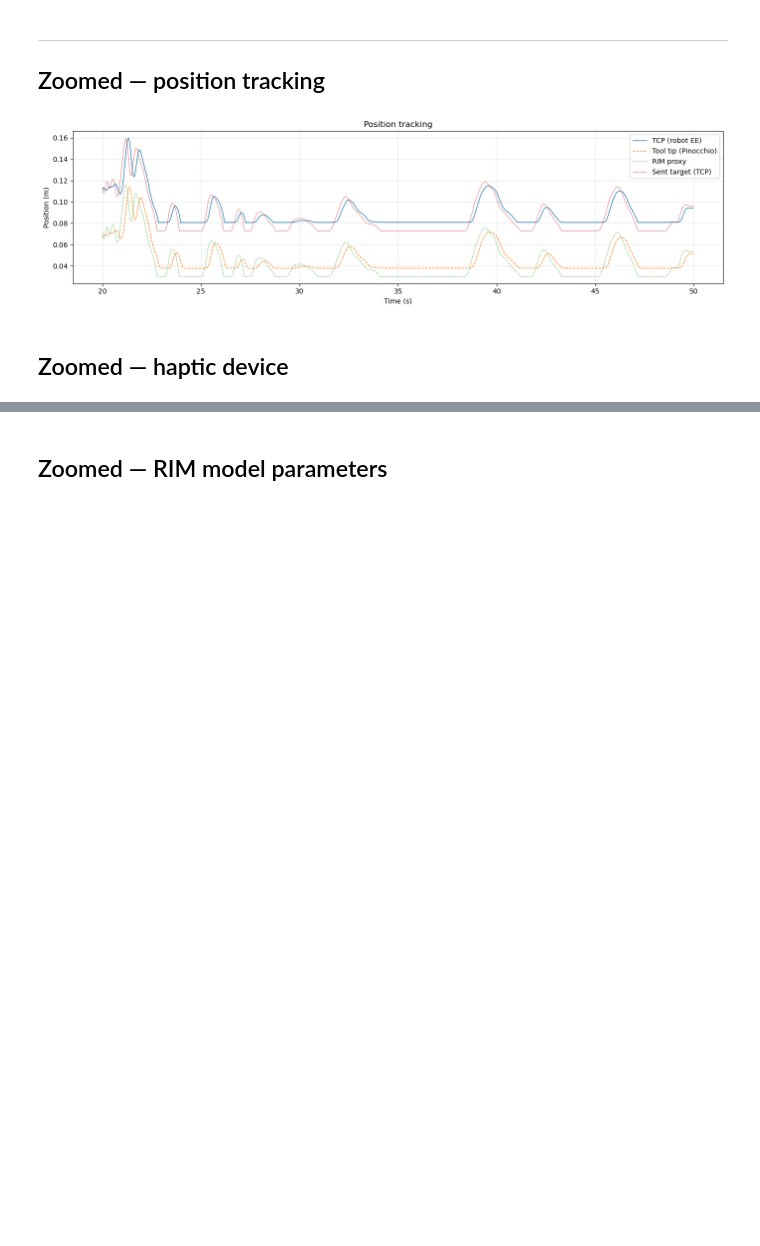
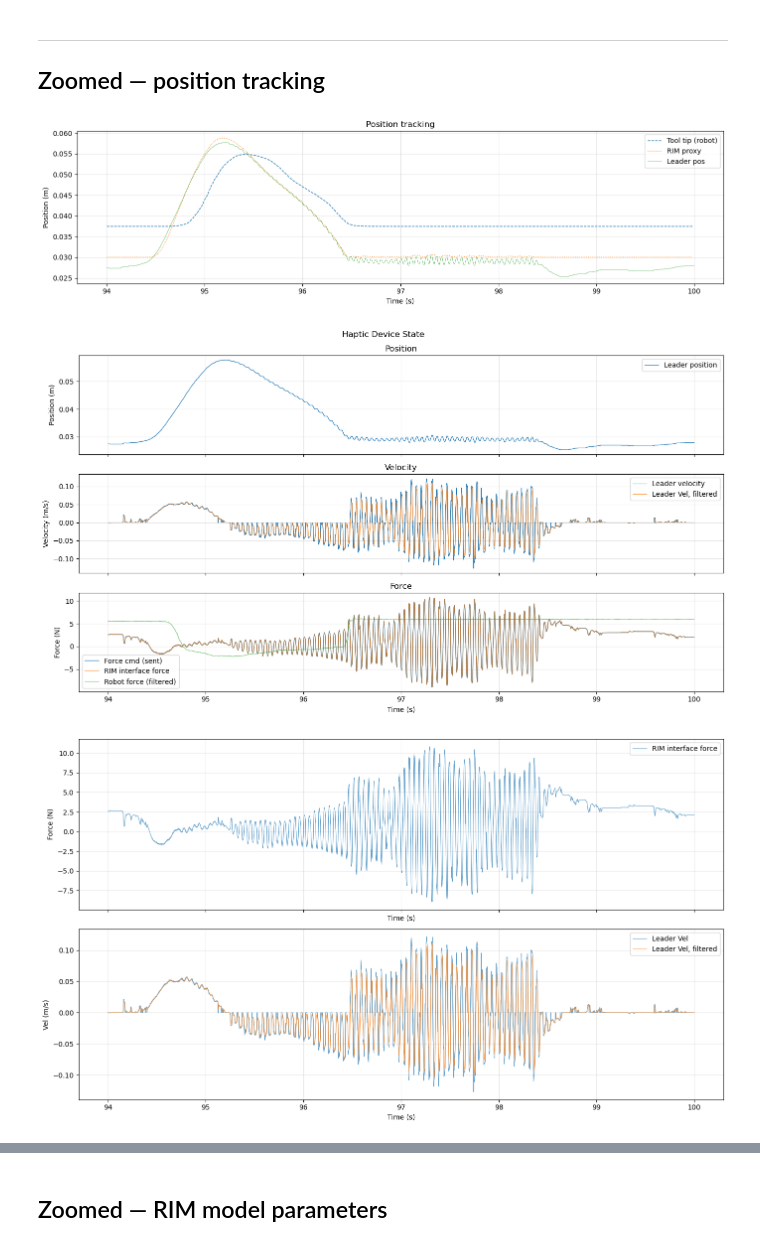
Before and after one commit to McGill-Applied-Dynamics-Lab/adl-ros2, a Jupyter notebook: experiments/rim/experiment_analysis.ipynb, the cells around one changed output, grey strips where cells are left out. Cells and saved outputs as stored; diff of their text form; code cells hidden in the pictures; blank space fills up the shorter version.

```diff
--- a/experiments/rim/experiment_analysis.ipynb
+++ b/experiments/rim/experiment_analysis.ipynb
@@ -12,7 +12,7 @@ registry = ExperimentRegistry(DATA_DIR)
 
 # --- Select run ---
 # run = registry.latest()                         # most recent
-run = registry.get("run_20260521_155251")     # specific run
+run = registry.get("run_20260526_142318")     # specific run
 
 print(f"Run: {run.name}  ({run.created_at})")
 cfg_iface = run.config["interface"]
@@ -105,8 +105,8 @@ plt.show()
 Set `T_START` and `T_END` (seconds, normalised) to zoom into a region of interest.
 Set either to `None` to keep the full extent.
 # %%
-T_START = 20   # 116
-T_END   = 50   # 119
+T_START = 94   # 116
+T_END   = 100   # 119
 
 def clip(df: pd.DataFrame, t_start=T_START, t_end=T_END) -> pd.DataFrame:
     """Return rows within [t_start, t_end] (inclusive, None = unbounded)."""
@@ -120,19 +120,75 @@ def clip(df: pd.DataFrame, t_start=T_START, t_end=T_END) -> pd.DataFrame:
 ---
 ## Zoomed — position tracking
 # %%
+# --- Positions
 if "tracking" in streams:
     tr = clip(streams["tracking"])
     fig, ax = plt.subplots(figsize=(14, 4))
-    ax.plot(tr["t"], tr["tcp"],      lw=1.0, label="TCP (robot EE)")
-    ax.plot(tr["t"], tr["tool_tip"], lw=1.0, ls="--", label="Tool tip (Pinocchio)")
+    # ax.plot(tr["t"], tr["tcp"],      lw=1.0, label="TCP (robot EE)")
+    ax.plot(tr["t"], tr["tool_tip"], lw=1.0, ls="--", label="Tool tip (robot)")
     ax.plot(tr["t"], tr["rim"],      lw=1.0, ls=":",  label="RIM proxy")
-    ax.plot(tr["t"], tr["target"],   lw=0.8, alpha=0.6, label="Sent target (TCP)")
+    ax.plot(hap["t"], hap["leader_pos"], lw=0.4, label="Leader pos")
+    # ax.plot(tr["t"], tr["target"],   lw=0.8, alpha=0.6, label="Sent target (TCP)")
     ax.set(xlabel="Time (s)", ylabel="Position (m)", title="Position tracking")
     ax.legend()
     ax.grid(True, alpha=0.3)
     plt.tight_layout()
     plt.show()
+
+
+# --- Haptic Device State
+if "haptic" in streams:
+    hap = clip(streams["haptic"])
+    fig, axes = plt.subplots(3, 1, figsize=(14, 8), sharex=True)
+
+    # Position
+    axes[0].plot(hap["t"], hap["leader_pos"], lw=0.8, label="Leader position")
+    axes[0].set(ylabel="Position (m)", title="Position")
+    axes[0].legend()
+
+    # Velocity
+    axes[1].plot(hap["t"], hap["leader_vel"], lw=0.8, label="Leader velocity")
+    axes[1].plot(hap["t"], hap["leader_vel_filt"], lw=0.8, alpha=0.7, label="Leader Vel, filtered")
+    axes[1].set(ylabel="Velocity (m/s)", title="Velocity")
+    axes[1].legend()
+
+
+    axes[2].plot(hap["t"], hap["force_cmd"],          lw=1.0, label="Force cmd (sent)")
+    axes[2].plot(hap["t"], hap["rim_interface_force"], lw=0.8, alpha=0.7, label="RIM interface force")
+    axes[2].plot(hap["t"], hap["robot_force"],         lw=0.8, alpha=0.7, label="Robot force (filtered)")
+    axes[2].set(xlabel="Time (s)", ylabel="Force (N)", title="Force")
+    axes[2].legend()
+
+
+    for ax in axes:
+        ax.grid(True, alpha=0.3)
+
+    plt.suptitle("Haptic Device State")
+    plt.tight_layout()
+    plt.show()
+
+
+hap_zoom = clip(streams["haptic"], T_START, T_END)
+
+# --- Interface Force
+if "haptic" in streams:
+    fig, axes = plt.subplots(2, 1, figsize=(14, 8), sharex=True)
+
+    axes[0].plot(hap_zoom["t"], hap_zoom["rim_interface_force"], lw=0.8, alpha=0.7, label="RIM interface force")
+    axes[0].set(xlabel="Time (s)", ylabel="Force (N)")
+    axes[0].legend()
+
+    axes[1].plot(hap_zoom["t"], hap_zoom["leader_vel"], lw=0.8, alpha=0.7, label="Leader Vel")
+    axes[1].plot(hap_zoom["t"], hap_zoom["leader_vel_filt"], lw=0.8, alpha=0.7, label="Leader Vel, filtered")
+
+    axes[1].set(xlabel="Time (s)", ylabel="Vel (m/s)")
+    axes[1].legend()
+
+    for ax in axes:
+        ax.grid(True, alpha=0.3)
+    plt.tight_layout()
+    plt.show()
 # %% [output]
-[figure, old version]
+[figure, new version]
+[figure, added]
+[figure, added]
-# %% [markdown]
-## Zoomed — haptic device
```
Also changed, not shown: parts of 7 cells of this notebook, 14 other files.
